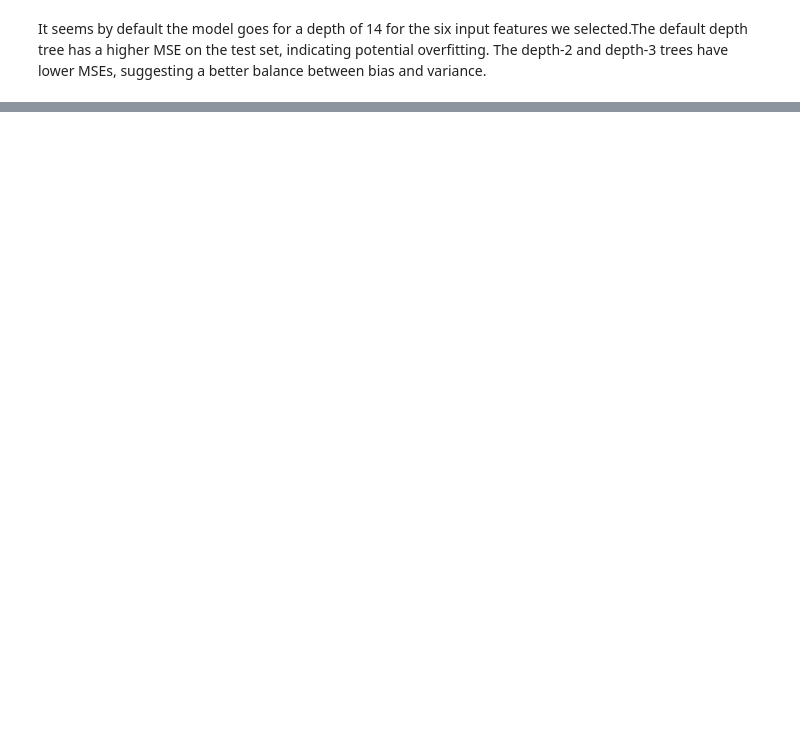
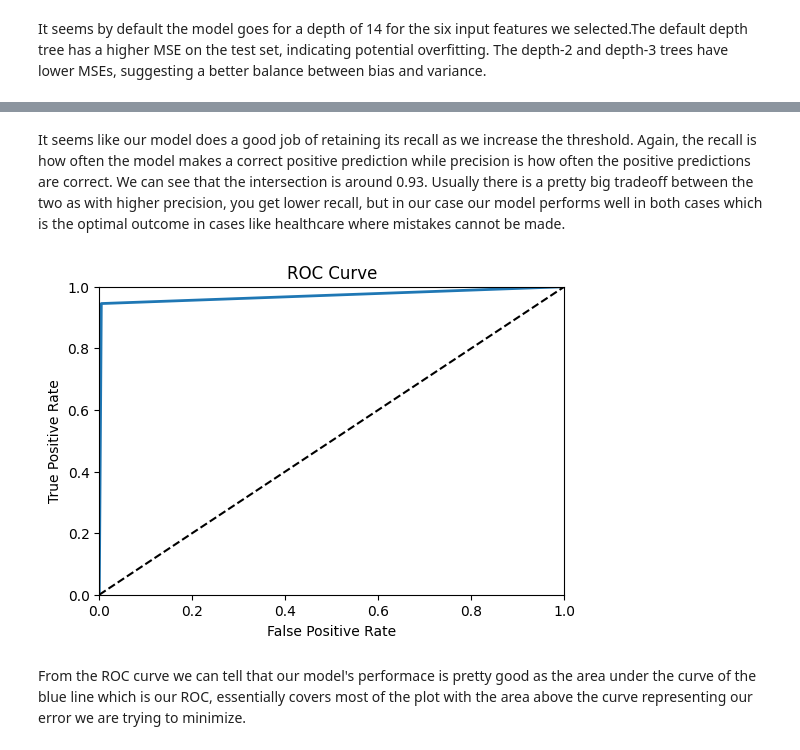
Before and after one commit to hoethan231/courses, a Jupyter notebook: CMPE_188/homework/homework4.ipynb, the cells around one changed output, grey strips where cells are left out. Saved outputs shown, nothing was run; the diff lists cells and outputs as text; code cells hidden in the pictures; blank space fills up the shorter version.

```diff
--- a/CMPE_188/homework/homework4.ipynb
+++ b/CMPE_188/homework/homework4.ipynb
@@ -154,0 +225,20 @@ It seems by default the model goes for a depth of 14 for the six input features
+# %% [markdown]
+It seems like our model does a good job of retaining its recall as we increase the threshold. Again, the recall is how often the model makes a correct positive prediction while precision is how often the positive predictions are correct. We can see that the intersection is around 0.93. Usually there is a pretty big tradeoff between the two as with higher precision, you get lower recall, but in our case our model performs well in both cases which is the optimal outcome in cases like healthcare where mistakes cannot be made.
+# %%
+fpr, tpr, thresholds2 = roc_curve(y_test, prediction)
+
+def plot_roc_curve(fpr, tpr, label=None):
+    plt.plot(fpr, tpr, linewidth=2, label=label)
+    plt.plot([0, 1], [0, 1], 'k--')
+    plt.axis([0, 1, 0, 1])
+    plt.xlabel('False Positive Rate')
+    plt.ylabel('True Positive Rate')
+    plt.title("ROC Curve")
+
+plt.figure()
+plot_roc_curve(fpr, tpr)
+plt.show()
+# %% [output]
+[figure, added]
+# %% [markdown]
+From the ROC curve we can tell that our model's performace is pretty good as the area under the curve of the blue line which is our ROC, essentially covers most of the plot with the area above the curve representing our error  we are trying to minimize.
```
Also changed, not shown: parts of 9 cells of this notebook, 1 other file.
